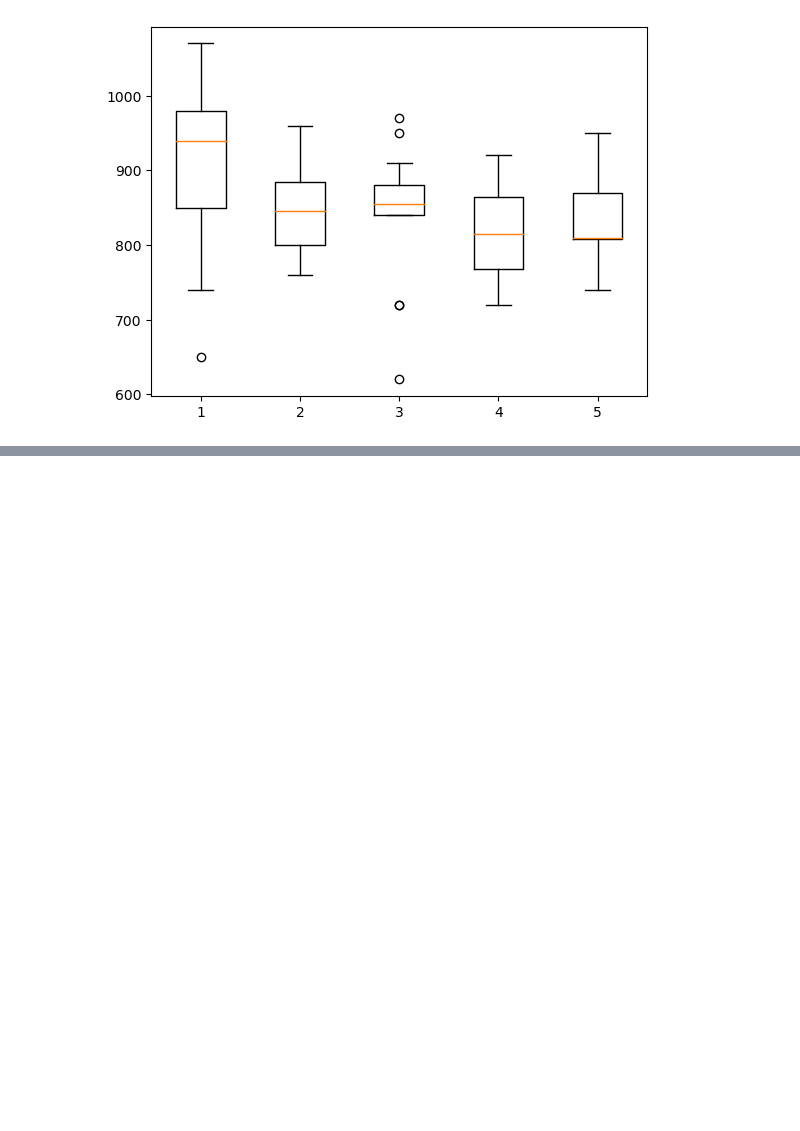
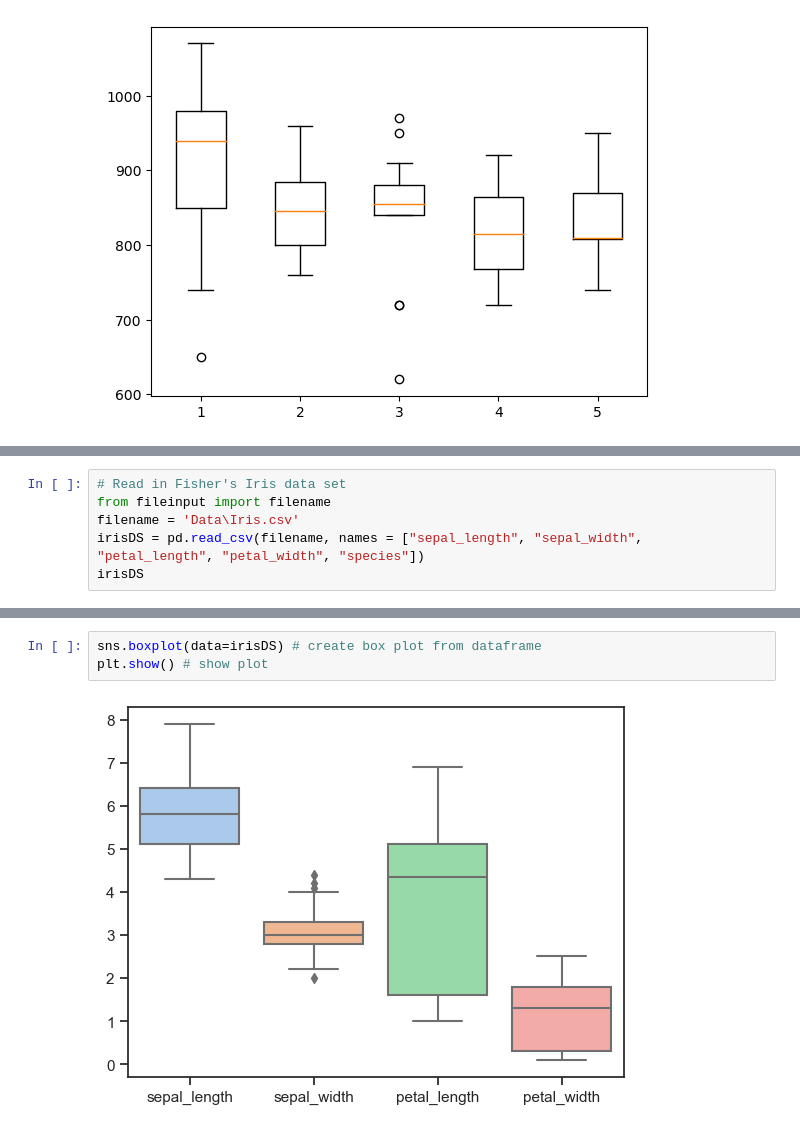
Before and after one commit to RyanMch97/FDA-Assement, a Jupyter notebook: FDA-Topic4.ipynb, the cells around one changed output, grey strips where cells are left out. Drawn from its saved outputs; the diff is of its cells as text; blank space fills up the shorter version.

```diff
--- a/FDA-Topic4.ipynb
+++ b/FDA-Topic4.ipynb
@@ -88,0 +95,6 @@ plt.boxplot(np.array([exper_1, exper_2, exper_3, exper_4, exper_5]).T);
+# %%
+# Read in Fisher's Iris data set
+from fileinput import filename
+filename = 'Data\Iris.csv'
+irisDS = pd.read_csv(filename, names = ["sepal_length", "sepal_width", "petal_length", "petal_width", "species"])
+irisDS
@@ -88,0 +115,5 @@ plt.boxplot(np.array([exper_1, exper_2, exper_3, exper_4, exper_5]).T);
+# %%
+sns.boxplot(data=irisDS) # create box plot from dataframe
+plt.show() # show plot
+# %% [output]
+[figure, added]
```
Also changed, not shown: parts of 3 cells of this notebook.
